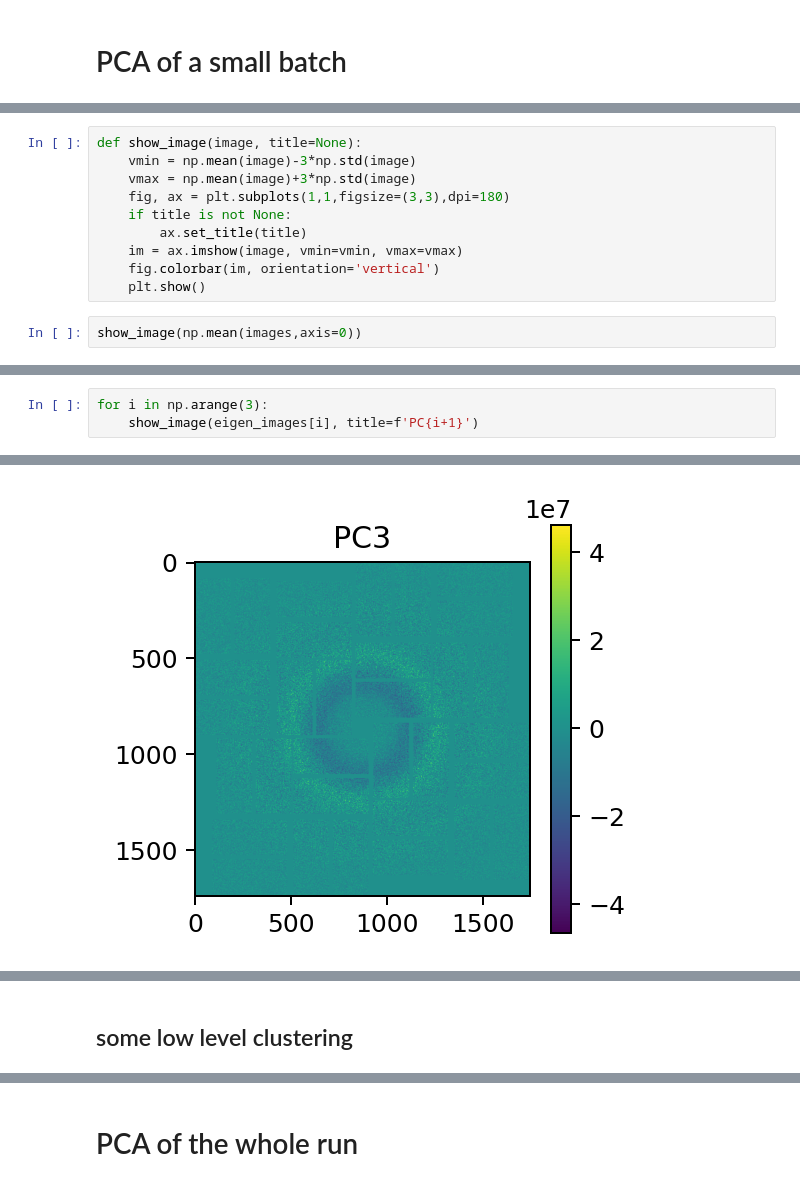
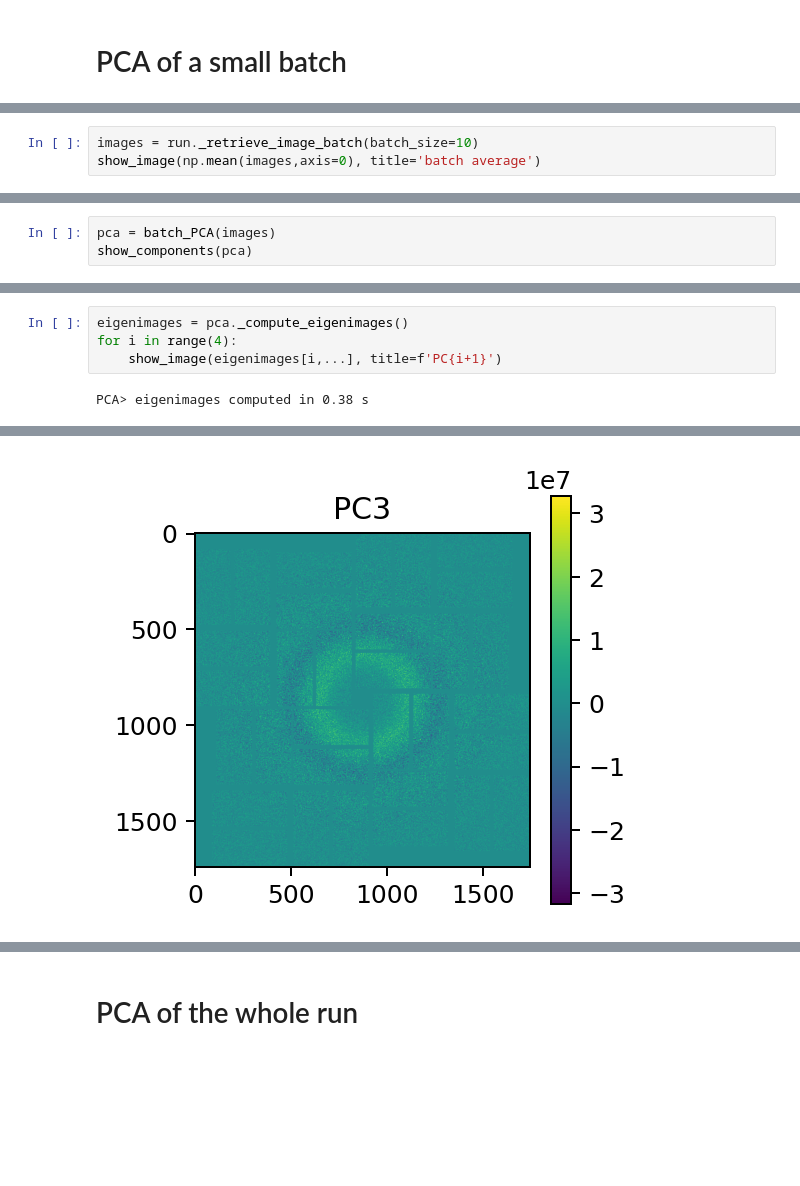
Before and after one commit to fredericpoitevin/lcls-run-digest, a Jupyter notebook: notebooks/Whole_run_PCA.ipynb, the cells around one changed output, grey strips where cells are left out. Drawn from its saved outputs; the diff is of its cells as text; blank space fills up the shorter version.

```diff
--- a/notebooks/Whole_run_PCA.ipynb
+++ b/notebooks/Whole_run_PCA.ipynb
@@ -32,13 +32,4 @@ images = run._retrieve_image_batch(batch_size=200)
-# %%
-def show_image(image, title=None):
-    vmin = np.mean(image)-3*np.std(image)
-    vmax = np.mean(image)+3*np.std(image)
-    fig, ax = plt.subplots(1,1,figsize=(3,3),dpi=180)
-    if title is not None:
-        ax.set_title(title)
-    im = ax.imshow(image, vmin=vmin, vmax=vmax)
-    fig.colorbar(im, orientation='vertical')
-    plt.show()
 # %%
-show_image(np.mean(images,axis=0))
+images = run._retrieve_image_batch(batch_size=10)
+show_image(np.mean(images,axis=0), title='batch average')
 # %% [output]
@@ -69,0 +37,3 @@ eigen_images = np.dot(comps.T,images.reshape(images.shape[0], images.shape[1]*im
+# %%
+pca = batch_PCA(images)
+show_components(pca)
@@ -70,4 +44,6 @@ eigen_images = np.dot(comps.T,images.reshape(images.shape[0], images.shape[1]*im
 # %%
-for i in np.arange(3):
-    show_image(eigen_images[i], title=f'PC{i+1}')
+eigenimages = pca._compute_eigenimages()
+for i in range(4):
+    show_image(eigenimages[i,...], title=f'PC{i+1}')
 # %% [output]
+PCA> eigenimages computed in 0.38 s
@@ -76 +52 @@ for i in np.arange(3):
-[figure, old version]
+[figure, new version]
@@ -77,2 +53,0 @@ for i in np.arange(3):
-# %% [markdown]
-## some low level clustering
```
Also changed, not shown: parts of 19 cells of this notebook, 2 other files.
